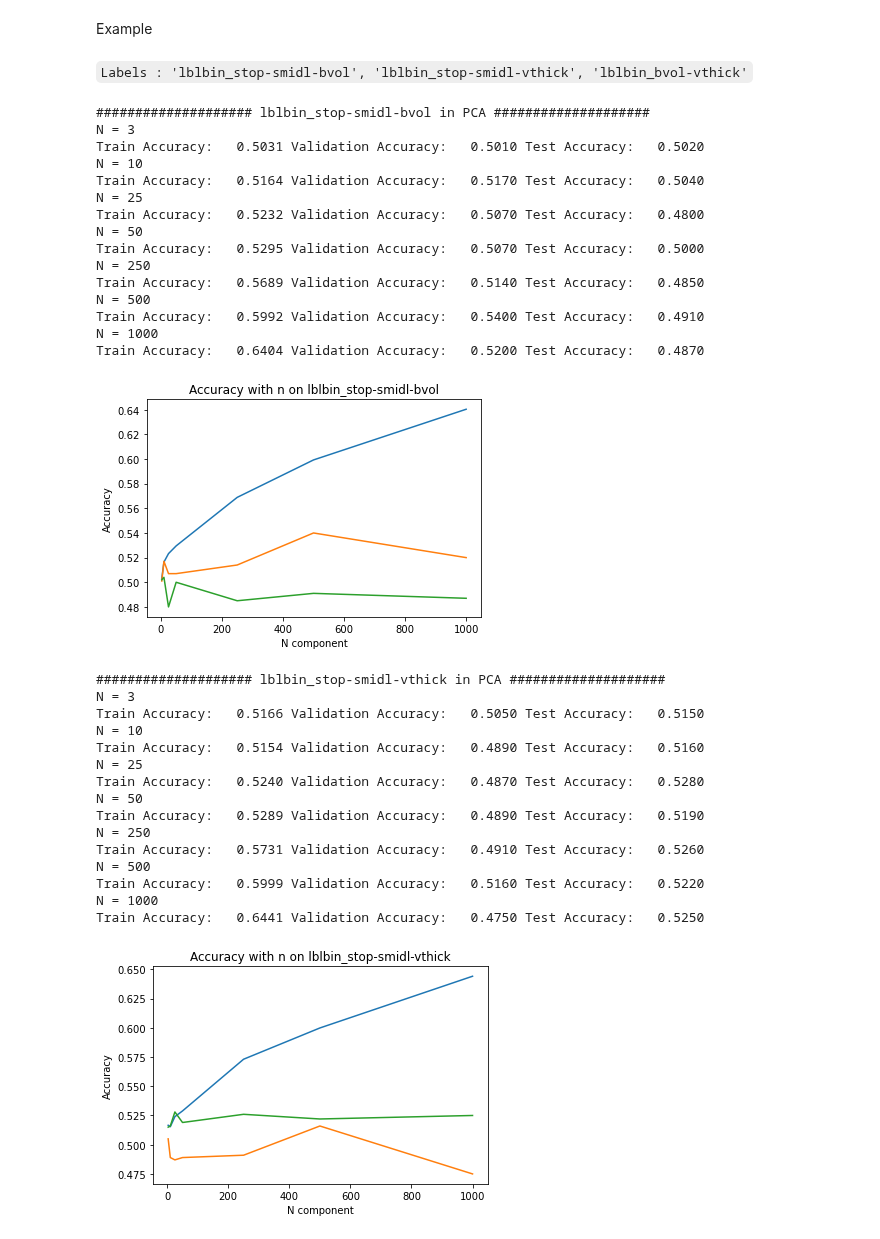
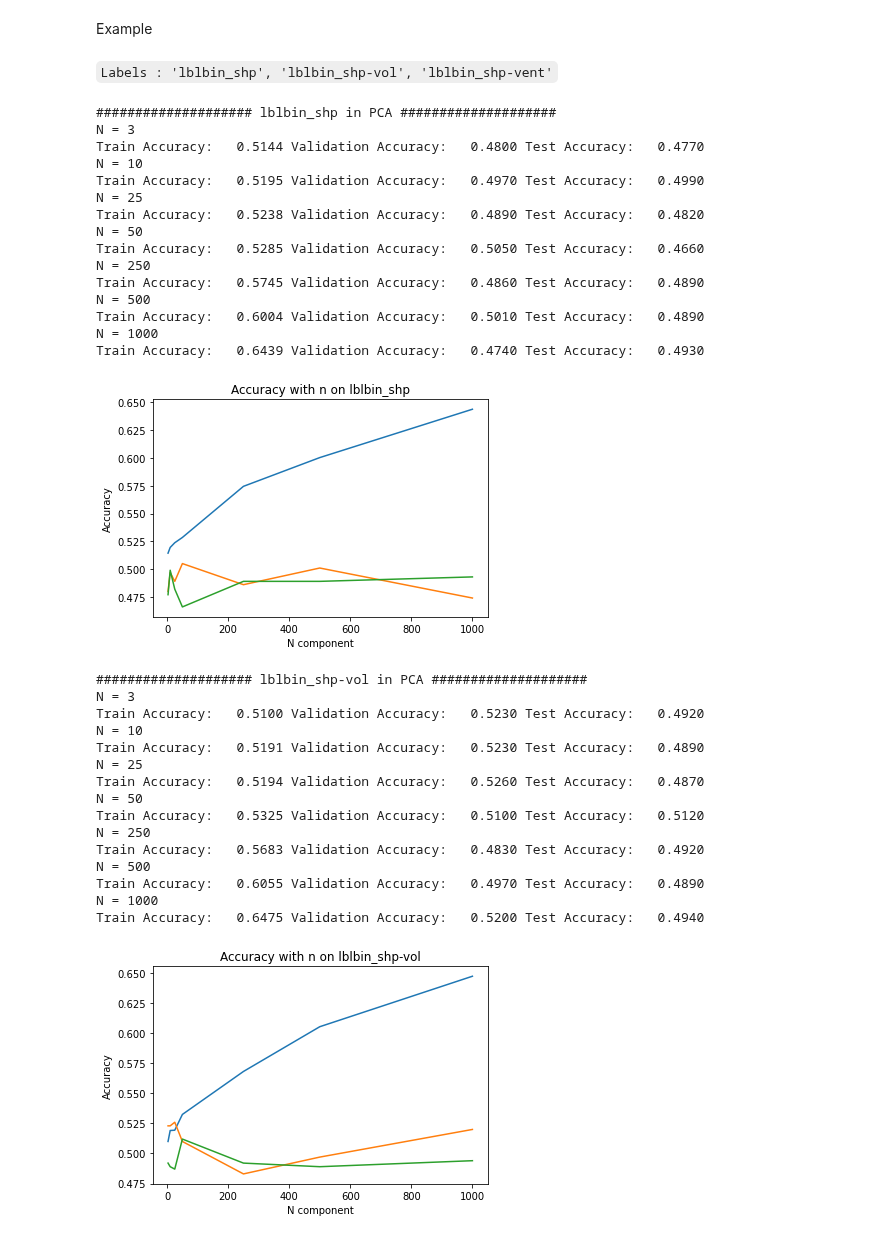
Before and after one commit to RoshanRane/toybrains, a Jupyter notebook: unsupervised_learning.ipynb, the cells around one changed output. Saved outputs shown, nothing was run; the diff lists cells and outputs as text; code cells hidden in the pictures.

```diff
--- a/unsupervised_learning.ipynb
+++ b/unsupervised_learning.ipynb
@@ -38,7 +56,7 @@ raw_csv_path = '/ritter/share/projects/JiHoon/toybrains/toybrains/toybrains_n100
 
 # set target label
 
-label = 'lblbin_bvol-vthick'
+label = 'lblbin_shp' #, 'lblbin_shp-vol', 'lblbin_shp-vent'
 # %% [markdown]
 Load dataset (same generator from lightning)
 # %%
@@ -73,11 +91,11 @@ Train Accuracy:   0.5484 Validation Accuracy:   0.5110 Test Accuracy:   0.4920
 # %% [markdown]
 Example
 # %% [markdown]
-`Labels : 'lblbin_stop-smidl-bvol', 'lblbin_stop-smidl-vthick', 'lblbin_bvol-vthick'`
+`Labels : 'lblbin_shp', 'lblbin_shp-vol', 'lblbin_shp-vent'`
 # %%
 raw_csv_path = '/ritter/share/projects/JiHoon/toybrains/toybrains/toybrains_n10000.csv'
 method = 'PCA'
-labels = ['lblbin_stop-smidl-bvol', 'lblbin_stop-smidl-vthick', 'lblbin_bvol-vthick']
+labels = ['lblbin_shp', 'lblbin_shp-vol', 'lblbin_shp-vent']
 n_component_list = [3, 10, 25, 50, 250, 500, 1000]
 seed = 42
 
@@ -87,56 +105,58 @@ for label in labels:
     dataset = generate_dataset(raw_csv_path, label, seed)
 
     n_list, tr_acc, vl_acc, te_acc = [], [], [], []
 
     for n_components in n_component_list:
         data = get_reduc_loader(dataset = dataset, method = method, n_components=n_components, seed = seed)
 
         # run logistic regression
 
         print(f"N = {n_components}")
         acc = run_logistic_regression(data)
         n_list.append(n_components)
         tr_acc.append(acc[0])
         vl_acc.append(acc[1])
         te_acc.append(acc[2])
 
-    plt.title(f"Accuracy with n on {label}")
     plt.plot(n_list, tr_acc)
     plt.plot(n_list, vl_acc)
     plt.plot(n_list, te_acc)
+
+    plt.title(f"Accuracy with n on {label}")
     plt.xlabel('N component')
     plt.ylabel('Accuracy')
+
     plt.show()
 # %% [output]
-#################### lblbin_stop-smidl-bvol in PCA ####################
+#################### lblbin_shp in PCA ####################
 N = 3
-Train Accuracy:   0.5031 Validation Accuracy:   0.5010 Test Accuracy:   0.5020
+Train Accuracy:   0.5144 Validation Accuracy:   0.4800 Test Accuracy:   0.4770
 N = 10
-Train Accuracy:   0.5164 Validation Accuracy:   0.5170 Test Accuracy:   0.5040
+Train Accuracy:   0.5195 Validation Accuracy:   0.4970 Test Accuracy:   0.4990
 N = 25
-Train Accuracy:   0.5232 Validation Accuracy:   0.5070 Test Accuracy:   0.4800
+Train Accuracy:   0.5238 Validation Accuracy:   0.4890 Test Accuracy:   0.4820
 N = 50
-Train Accuracy:   0.5295 Validation Accuracy:   0.5070 Test Accuracy:   0.5000
+Train Accuracy:   0.5285 Validation Accuracy:   0.5050 Test Accuracy:   0.4660
 N = 250
-Train Accuracy:   0.5689 Validation Accuracy:   0.5140 Test Accuracy:   0.4850
+Train Accuracy:   0.5745 Validation Accuracy:   0.4860 Test Accuracy:   0.4890
 N = 500
-Train Accuracy:   0.5992 Validation Accuracy:   0.5400 Test Accuracy:   0.4910
+Train Accuracy:   0.6004 Validation Accuracy:   0.5010 Test Accuracy:   0.4890
 N = 1000
-Train Accuracy:   0.6404 Validation Accuracy:   0.5200 Test Accuracy:   0.4870
+Train Accuracy:   0.6439 Validation Accuracy:   0.4740 Test Accuracy:   0.4930
-[figure, old version]
+[figure, new version]
-#################### lblbin_stop-smidl-vthick in PCA ####################
+#################### lblbin_shp-vol in PCA ####################
 N = 3
-Train Accuracy:   0.5166 Validation Accuracy:   0.5050 Test Accuracy:   0.5150
+Train Accuracy:   0.5100 Validation Accuracy:   0.5230 Test Accuracy:   0.4920
 N = 10
-Train Accuracy:   0.5154 Validation Accuracy:   0.4890 Test Accuracy:   0.5160
+Train Accuracy:   0.5191 Validation Accuracy:   0.5230 Test Accuracy:   0.4890
 N = 25
-Train Accuracy:   0.5240 Validation Accuracy:   0.4870 Test Accuracy:   0.5280
+Train Accuracy:   0.5194 Validation Accuracy:   0.5260 Test Accuracy:   0.4870
 N = 50
-Train Accuracy:   0.5289 Validation Accuracy:   0.4890 Test Accuracy:   0.5190
+Train Accuracy:   0.5325 Validation Accuracy:   0.5100 Test Accuracy:   0.5120
 N = 250
-Train Accuracy:   0.5731 Validation Accuracy:   0.4910 Test Accuracy:   0.5260
+Train Accuracy:   0.5683 Validation Accuracy:   0.4830 Test Accuracy:   0.4920
 N = 500
-Train Accuracy:   0.5999 Validation Accuracy:   0.5160 Test Accuracy:   0.5220
+Train Accuracy:   0.6055 Validation Accuracy:   0.4970 Test Accuracy:   0.4890
 N = 1000
-Train Accuracy:   0.6441 Validation Accuracy:   0.4750 Test Accuracy:   0.5250
+Train Accuracy:   0.6475 Validation Accuracy:   0.5200 Test Accuracy:   0.4940
-[figure, old version]
+[figure, new version]
```
Also changed, not shown: parts of 4 cells of this notebook.
